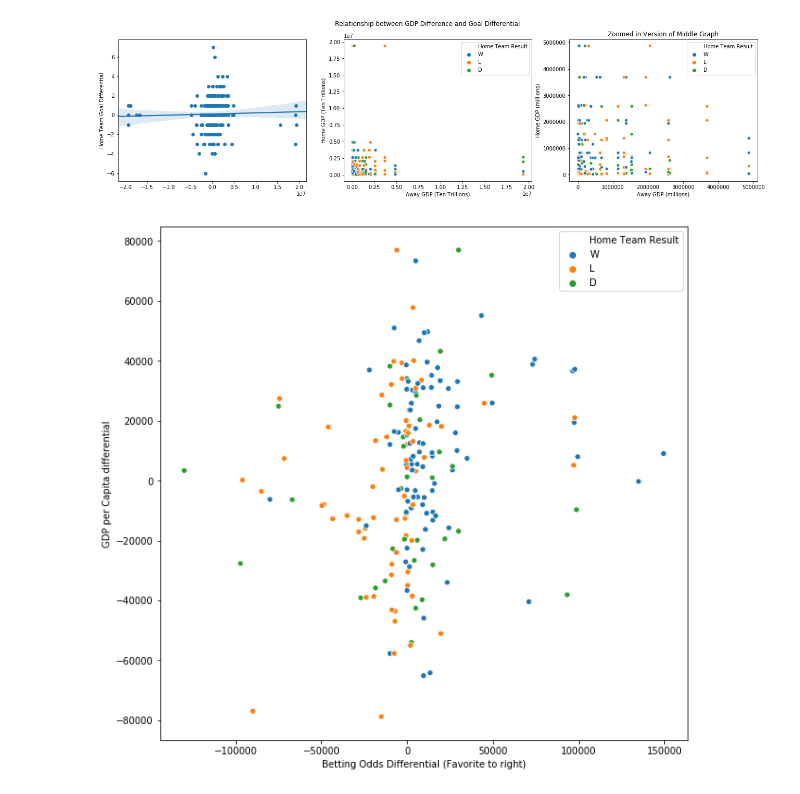
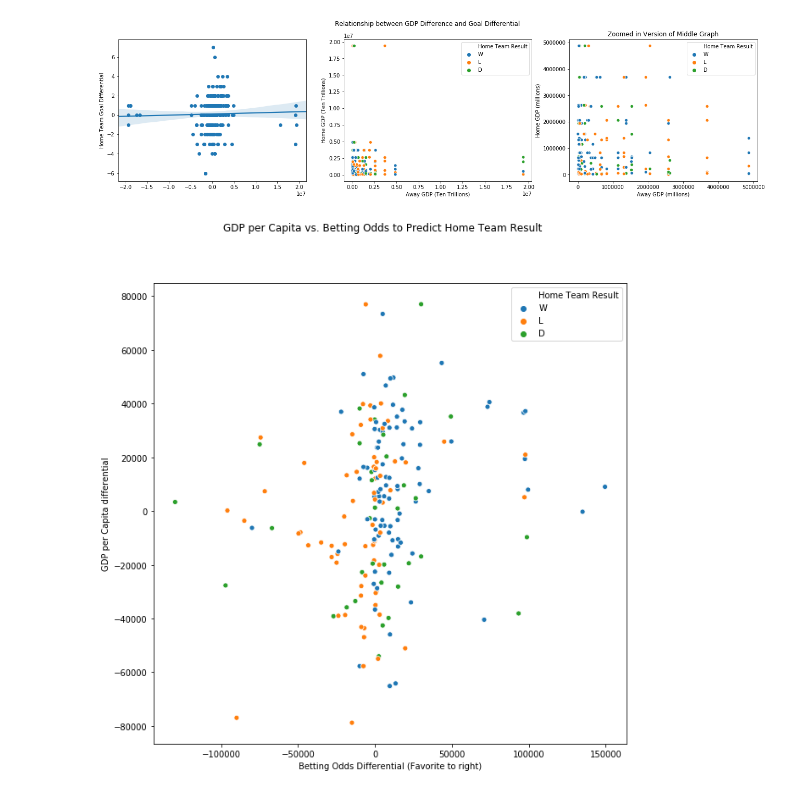
Before and after one commit to natehollenberg/WorldCup, a Jupyter notebook: EDA_Milestone3.ipynb, the cells around one changed output. Saved outputs shown, nothing was run; the diff lists cells and outputs as text; code cells hidden in the pictures.

```diff
--- a/EDA_Milestone3.ipynb
+++ b/EDA_Milestone3.ipynb
@@ -107,11 +112,12 @@ plt.savefig('images/gdp_total.png')
 # %%
 fig, ax = plt.subplots(1,1, figsize= (10,10))
 sns.scatterplot(train_data['Away Team Line'] - train_data['Home Team Line'],
                 train_data['Home GDP per Person (dollars)'] - train_data['Away GDP per Person (dollars)'],
                 hue = train_data['Home Team Result'], ax = ax )
 ax.set_xlabel('Betting Odds Differential (Favorite to right)')
 ax.set_ylabel('GDP per Capita differential')
 fig.show()
+plt.suptitle('GDP per Capita vs. Betting Odds to Predict Home Team Result')
 plt.savefig('images/odds_gdp.png')
 # %% [output]
-[figure, old version]
+[figure, new version]
```
Also changed, not shown: parts of 1 cell of this notebook, 8 other files.
